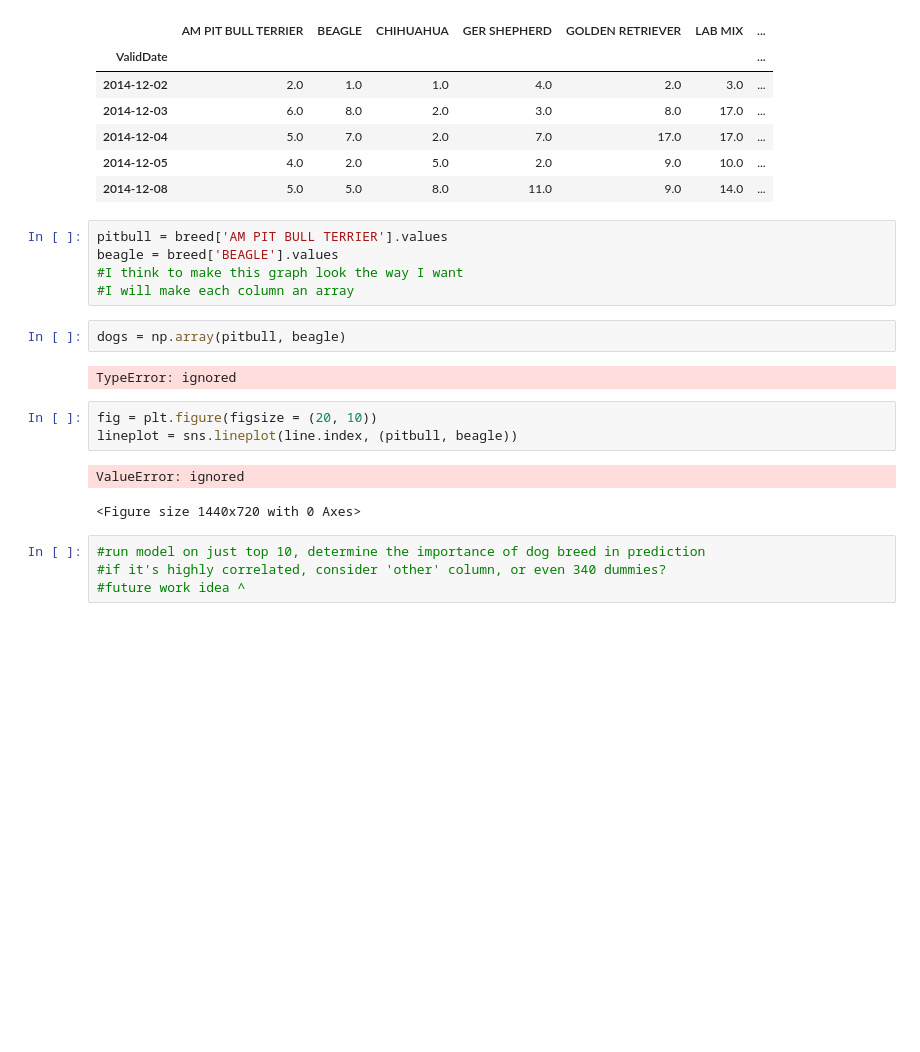
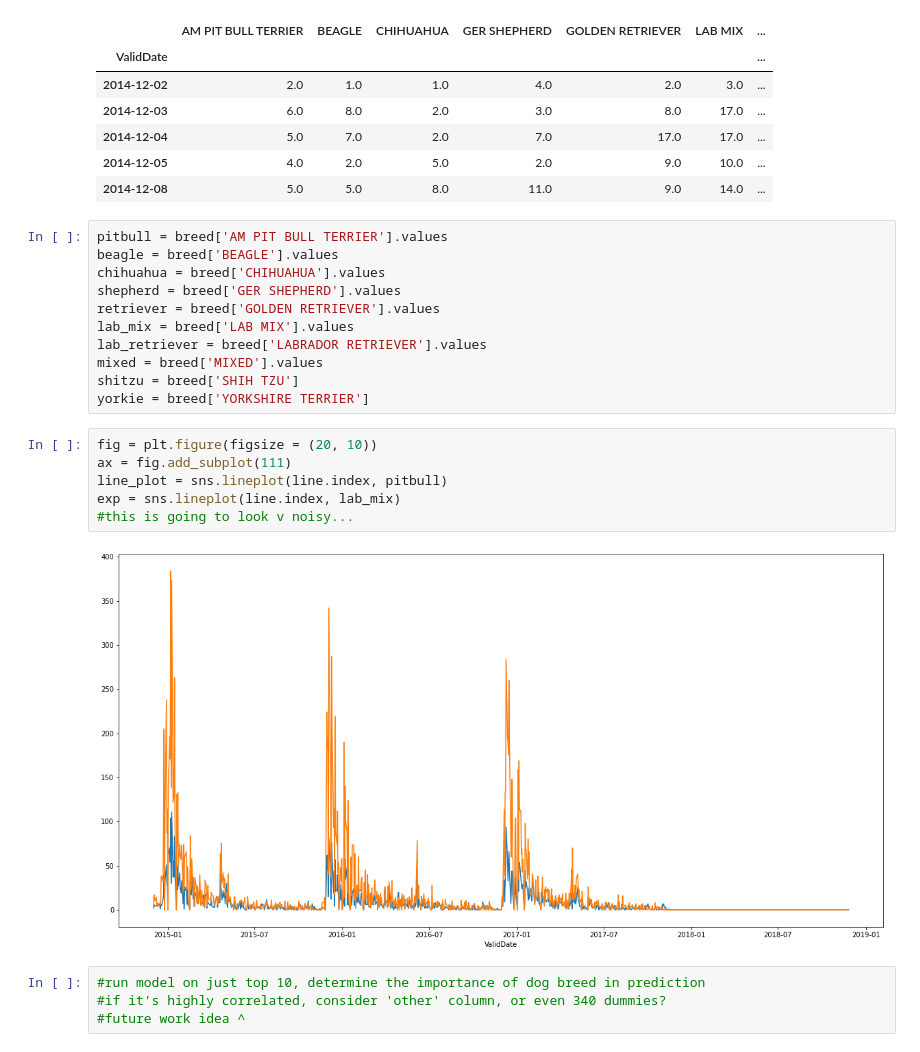
Before and after one commit to kjsampler/Using-AI-to-Predict-Dog-Licenses, a Jupyter notebook: Multivariate LSTM.ipynb, the cells around one changed output. Drawn from its saved outputs; the diff is of its cells as text; blank space fills up the shorter version.

```diff
--- a/Multivariate LSTM.ipynb
+++ b/Multivariate LSTM.ipynb
@@ -225,21 +225,25 @@ line.head()
 | 2014-12-04 | 5.0 | 7.0 | 2.0 | 7.0 | 17.0 | 17.0 | ... |
 | 2014-12-05 | 4.0 | 2.0 | 5.0 | 2.0 | 9.0 | 10.0 | ... |
 | 2014-12-08 | 5.0 | 5.0 | 8.0 | 11.0 | 9.0 | 14.0 | ... |
-# %%
-pitbull = breed['AM PIT BULL TERRIER'].values
-beagle = breed['BEAGLE'].values
-#I think to make this graph look the way I want
-#I will make each column an array
-# %%
-dogs = np.array(pitbull, beagle)
-# %% [output]
-TypeError: ignored
+# %%
+pitbull = breed['AM PIT BULL TERRIER'].values
+beagle = breed['BEAGLE'].values
+chihuahua = breed['CHIHUAHUA'].values
+shepherd = breed['GER SHEPHERD'].values
+retriever = breed['GOLDEN RETRIEVER'].values
+lab_mix = breed['LAB MIX'].values
+lab_retriever = breed['LABRADOR RETRIEVER'].values
+mixed = breed['MIXED'].values
+shitzu = breed['SHIH TZU']
+yorkie = breed['YORKSHIRE TERRIER']
 # %%
 fig = plt.figure(figsize = (20, 10))
-lineplot = sns.lineplot(line.index, (pitbull, beagle))
+ax = fig.add_subplot(111)
+line_plot = sns.lineplot(line.index, pitbull)
+exp = sns.lineplot(line.index, lab_mix)
+#this is going to look v noisy...
 # %% [output]
-ValueError: ignored
-<Figure size 1440x720 with 0 Axes>
+[figure, added]
 # %%
 #run model on just top 10, determine the importance of dog breed in prediction
 #if it's highly correlated, consider 'other' column, or even 340 dummies?
```
